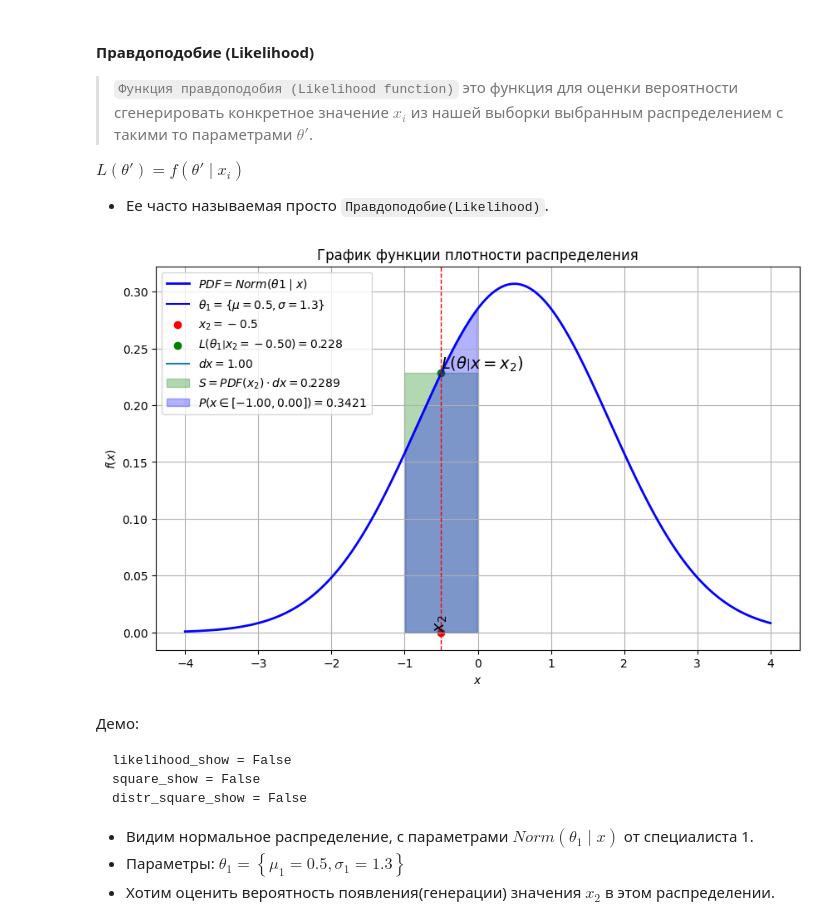
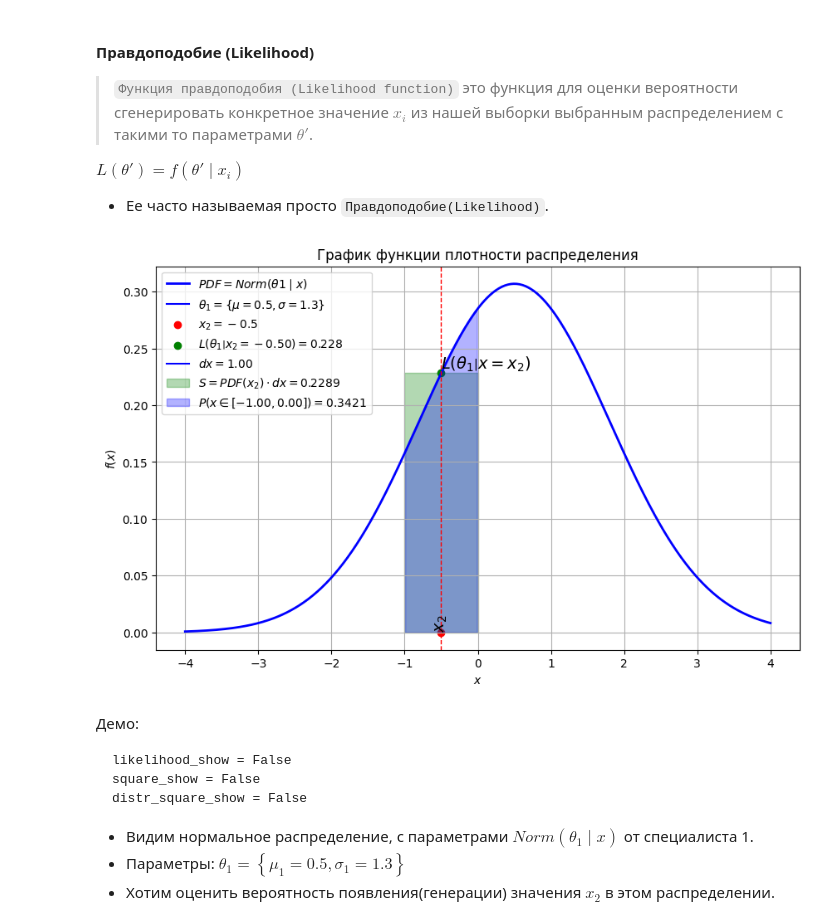
Before and after one commit to deniskirbaba/image-processing-and-generation, a Jupyter notebook: lesson materials/intro_to_generation/Intro to generative modeling.ipynb, the cells around one changed output. Cells and saved outputs as stored; diff of their text form; code cells hidden in the pictures.

````diff
--- a/lesson materials/intro_to_generation/Intro to generative modeling.ipynb
+++ b/lesson materials/intro_to_generation/Intro to generative modeling.ipynb
@@ -979,6 +983,9 @@ norm_distr_1 = stats.norm(loc=theta_1["mu"], scale=theta_1["sigma"])
 x = np.linspace(-4, 4, 400)
 y = norm_distr_1.pdf(x)
 
+# Вычисляем Правдоподобие L(x2)
+y2 = norm_distr_1.pdf(x2)
+
 # Построение графика функции плотности распределения
 fig, ax = plt.subplots(figsize=(10, 6))
 ax.plot(x, y, "b-", lw=2, label=r"$PDF=Norm( \theta1 \mid x)$")
@@ -993,7 +1000,7 @@ ax.plot(
 
 ax.scatter(x2, 0, color="red", label=f"$x_2={x2}$")
 
-# Отметка точки на оси X
+# Отмечаем точки экспериментальной выборки на оси X
 ax.axvline(x2, color="red", linestyle="--", linewidth=1)
 ax.text(
     x2,
@@ -1007,7 +1014,6 @@ ax.text(
 
 # Добавляем метку Правдоподобия
 if likelihood_show:
-    y2 = norm_distr_1.pdf(x2)
     ax.scatter(
         x2,
         y2,
@@ -1017,7 +1023,7 @@ if likelihood_show:
     ax.text(
         x2,
         y2,
-        r"$L\left(\theta \left| x=x_2 \right.\right)$",
+        r"$L\left(\theta_1 \left| x=x_2 \right.\right)$",
         verticalalignment="bottom",
         horizontalalignment="left",
         fontsize=14,
@@ -1028,41 +1034,41 @@ if square_show or distr_square_show:
     lower_x, upper_x = x2 - dx / 2, x2 + dx / 2
 
     # отображаем параметры dx на легенде
-    ax.plot([], [], label=rf"$dx={dx:.2f}$")
+    ax.plot([], [], "b-", label=rf"$dx={dx:.2f}$")
 
 # Рисуем прямоугольник площадью y2 * dx
 if square_show:
     S = (upper_x - lower_x) * (y2 - 0)
     ax.fill_between(
         [lower_x, upper_x],
         0,
         y2,
         color="green",
         label=f"$S = PDF(x_2) \cdot dx={S:.4f}$",
         alpha=0.3,
     )
 
 # Рисуем истинную площадь распределения
 if distr_square_show:
     probability = normal_dist.cdf(upper_x) - normal_dist.cdf(lower_x)
     ax.fill_between(
         x,
         y,
         where=(x >= lower_x) & (x <= upper_x),
         color="blue",
         alpha=0.3,
         label=f"$P(x\in[{lower_x:.2f}, {upper_x:.2f}]) = {probability:.4f}$",
     )
 
 # Отображение графика
 plt.legend()
 plt.title("График функции плотности распределения")
 plt.xlabel("$x$")
 plt.ylabel("$f(x)$")
 plt.grid(True)
 plt.show()
 # %% [output]
-[figure, old version]
+[figure, new version]
 # %% [markdown]
 Демо:
 ```
````
Also changed, not shown: parts of 28 cells of this notebook.
